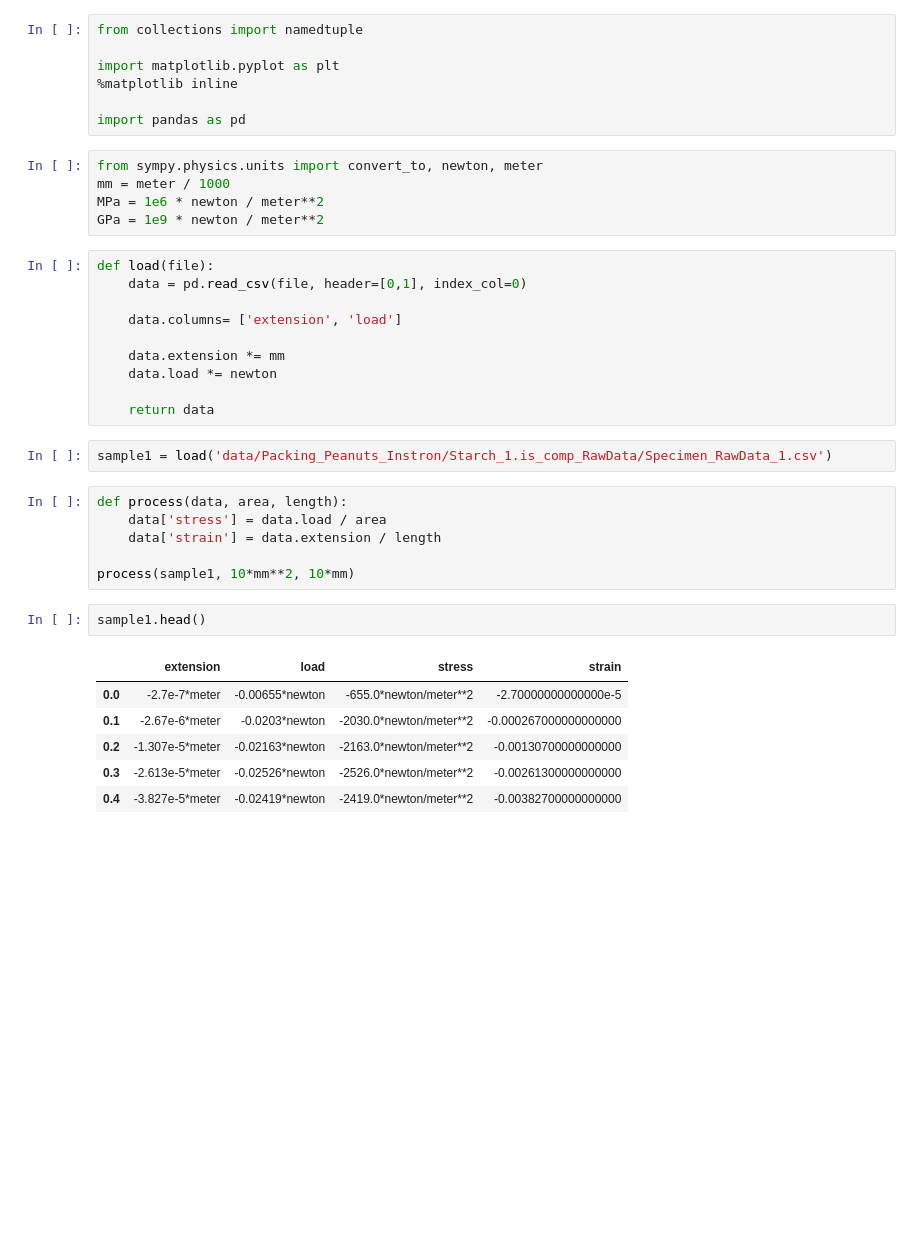
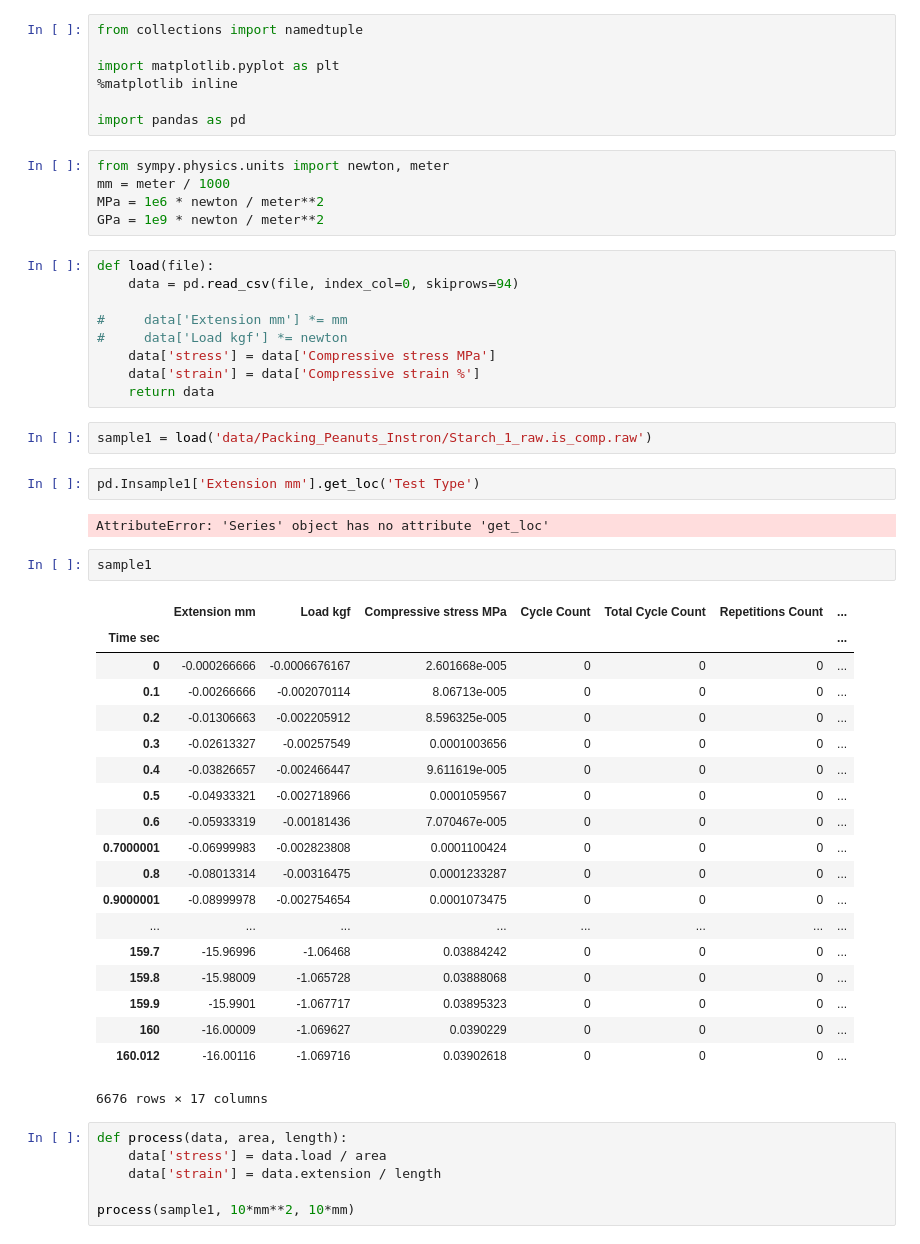
Before and after one commit to HALtheWise/matsci, a Jupyter notebook: project1/graphs.ipynb, the cells around one changed output. Drawn from its saved outputs; the diff is of its cells as text; blank space fills up the shorter version.

```diff
--- a/project1/graphs.ipynb
+++ b/project1/graphs.ipynb
@@ -6,34 +6,50 @@ import matplotlib.pyplot as plt
 
 import pandas as pd
 # %%
-from sympy.physics.units import convert_to, newton, meter
+from sympy.physics.units import newton, meter
 mm = meter / 1000
 MPa = 1e6 * newton / meter**2
 GPa = 1e9 * newton / meter**2
 # %%
 def load(file):
-    data = pd.read_csv(file, header=[0,1], index_col=0)
+    data = pd.read_csv(file, index_col=0, skiprows=94)
 
-    data.columns= ['extension', 'load']
-
-    data.extension *= mm
-    data.load *= newton
-
+#     data['Extension mm'] *= mm
+#     data['Load kgf'] *= newton
+    data['stress'] = data['Compressive stress MPa']
+    data['strain'] = data['Compressive strain %']
     return data
 # %%
-sample1 = load('data/Packing_Peanuts_Instron/Starch_1.is_comp_RawData/Specimen_RawData_1.csv')
+sample1 = load('data/Packing_Peanuts_Instron/Starch_1_raw.is_comp.raw')
+# %%
+pd.Insample1['Extension mm'].get_loc('Test Type')
+# %% [output]
+AttributeError: 'Series' object has no attribute 'get_loc'
+# %%
+sample1
+# %% [output]
+|  | Extension mm | Load kgf | Compressive stress MPa | Cycle Count | Total Cycle Count | Repetitions Count | ... |
+| Time sec |  |  |  |  |  |  | ... |
+| 0 | -0.000266666 | -0.0006676167 | 2.601668e-005 | 0 | 0 | 0 | ... |
+| 0.1 | -0.00266666 | -0.002070114 | 8.06713e-005 | 0 | 0 | 0 | ... |
+| 0.2 | -0.01306663 | -0.002205912 | 8.596325e-005 | 0 | 0 | 0 | ... |
+| 0.3 | -0.02613327 | -0.00257549 | 0.0001003656 | 0 | 0 | 0 | ... |
+| 0.4 | -0.03826657 | -0.002466447 | 9.611619e-005 | 0 | 0 | 0 | ... |
+| 0.5 | -0.04933321 | -0.002718966 | 0.0001059567 | 0 | 0 | 0 | ... |
+| 0.6 | -0.05933319 | -0.00181436 | 7.070467e-005 | 0 | 0 | 0 | ... |
+| 0.7000001 | -0.06999983 | -0.002823808 | 0.0001100424 | 0 | 0 | 0 | ... |
+| 0.8 | -0.08013314 | -0.00316475 | 0.0001233287 | 0 | 0 | 0 | ... |
+| 0.9000001 | -0.08999978 | -0.002754654 | 0.0001073475 | 0 | 0 | 0 | ... |
+| ... | ... | ... | ... | ... | ... | ... | ... |
+| 159.7 | -15.96996 | -1.06468 | 0.03884242 | 0 | 0 | 0 | ... |
+| 159.8 | -15.98009 | -1.065728 | 0.03888068 | 0 | 0 | 0 | ... |
+| 159.9 | -15.9901 | -1.067717 | 0.03895323 | 0 | 0 | 0 | ... |
+| 160 | -16.00009 | -1.069627 | 0.0390229 | 0 | 0 | 0 | ... |
+| 160.012 | -16.00116 | -1.069716 | 0.03902618 | 0 | 0 | 0 | ... |
+6676 rows × 17 columns
 # %%
 def process(data, area, length):
     data['stress'] = data.load / area
     data['strain'] = data.extension / length
 
 process(sample1, 10*mm**2, 10*mm)
-# %%
-sample1.head()
-# %% [output]
-|  | extension | load | stress | strain |
-| 0.0 | -2.7e-7*meter | -0.00655*newton | -655.0*newton/meter**2 | -2.70000000000000e-5 |
-| 0.1 | -2.67e-6*meter | -0.0203*newton | -2030.0*newton/meter**2 | -0.000267000000000000 |
-| 0.2 | -1.307e-5*meter | -0.02163*newton | -2163.0*newton/meter**2 | -0.00130700000000000 |
-| 0.3 | -2.613e-5*meter | -0.02526*newton | -2526.0*newton/meter**2 | -0.00261300000000000 |
-| 0.4 | -3.827e-5*meter | -0.02419*newton | -2419.0*newton/meter**2 | -0.00382700000000000 |
```
Also changed, not shown: parts of 3 cells of this notebook, 19 other files.
